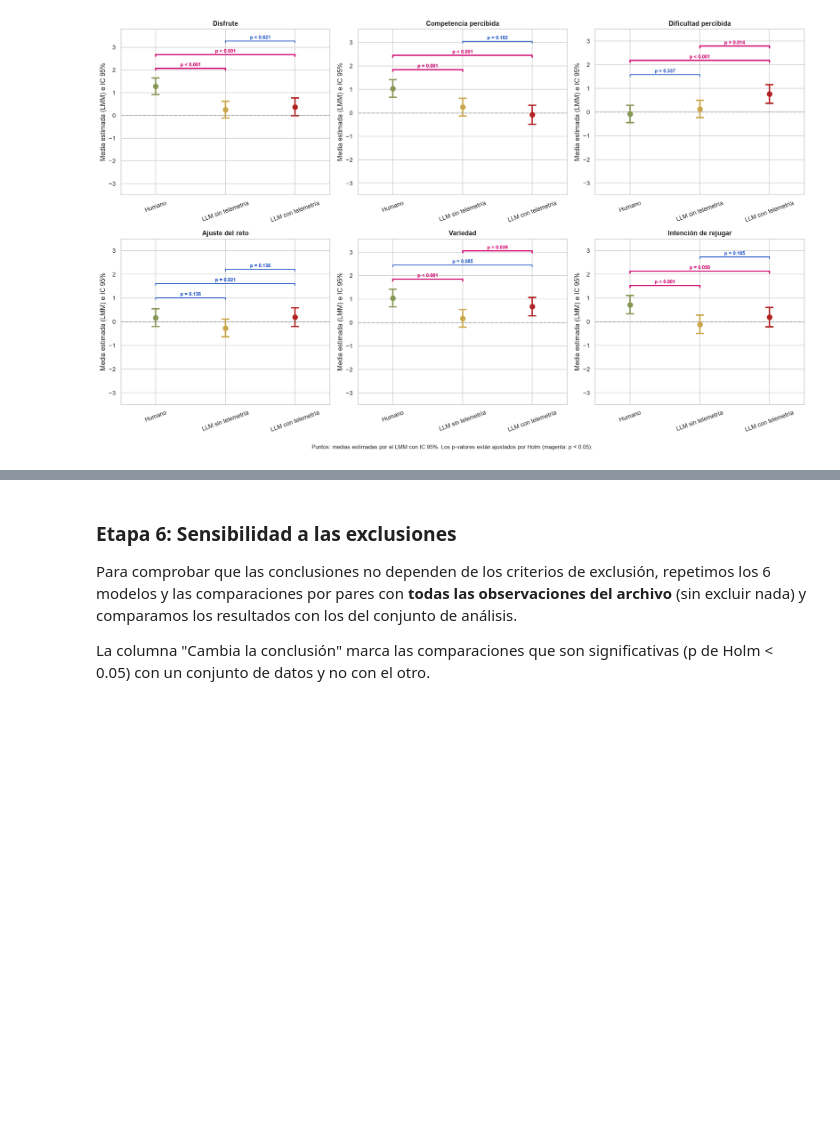
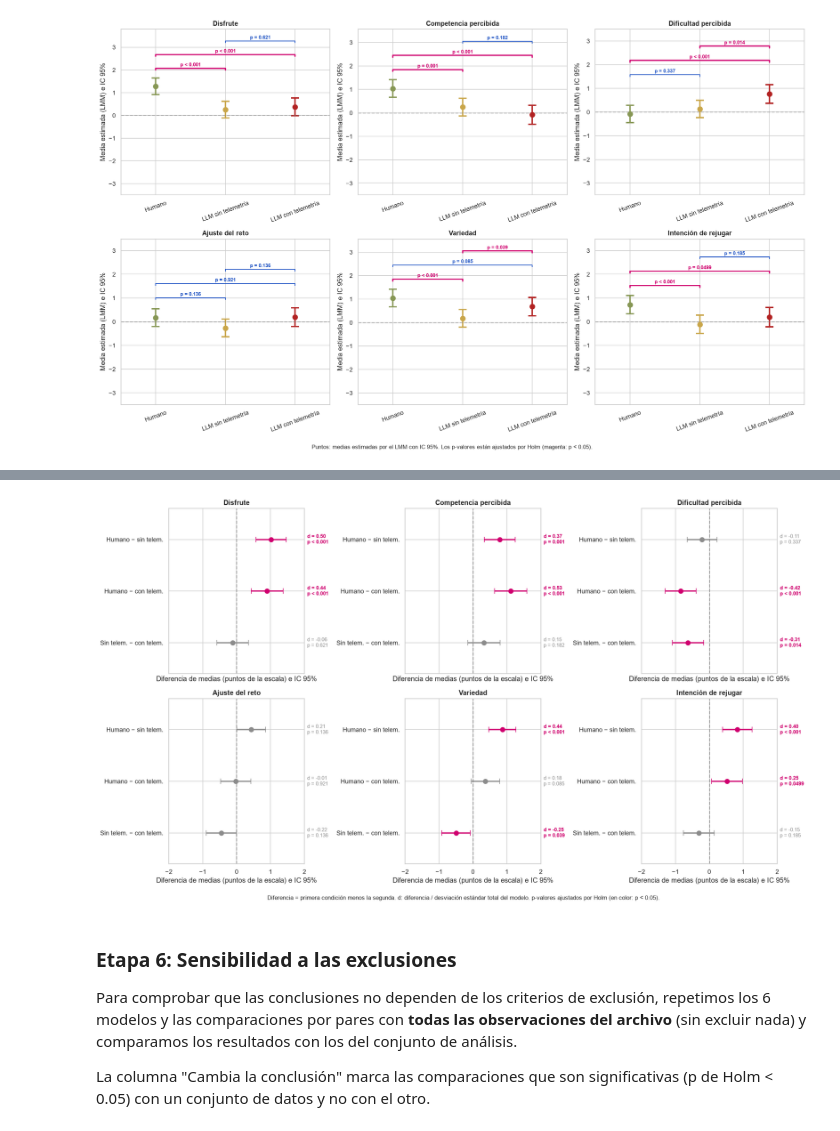
Before and after one commit to Nell-170/Mario-Ai, a Jupyter notebook: Data_Analysis_Code/LMM-Modelo_Lineal_de_Efectos_Mixtos/Analisis_Respuestas_Experimento.ipynb, the cells around one changed output, grey strips where cells are left out. Cells and saved outputs as stored; diff of their text form; code cells hidden in the pictures; blank space fills up the shorter version.

```diff
--- a/Data_Analysis_Code/LMM-Modelo_Lineal_de_Efectos_Mixtos/Analisis_Respuestas_Experimento.ipynb
+++ b/Data_Analysis_Code/LMM-Modelo_Lineal_de_Efectos_Mixtos/Analisis_Respuestas_Experimento.ipynb
@@ -1058,11 +1122,12 @@ for ax, variable in zip(axes, variables):
             )
 
         p_ajustado = float(fila.iloc[0]["p-valor (Holm)"])
-        etiqueta = (
-            "p < 0.001"
-            if p_ajustado < 0.001
-            else f"p = {p_ajustado:.3f}"
-        )
+        if p_ajustado < 0.001:
+            etiqueta = "p < 0.001"
+        elif round(p_ajustado, 3) == 0.05:
+            etiqueta = f"p = {p_ajustado:.4f}"
+        else:
+            etiqueta = f"p = {p_ajustado:.3f}"
 
         y = base + 0.35 + paso * nivel
         color = "#D0006F" if p_ajustado < 0.05 else "#2457C5"
@@ -1105,3 +1179,88 @@ plt.show()
+# %%
+etiquetas_comparacion = {
+    "Humano vs. LLM sin telemetría": "Humano − sin telem.",
+    "Humano vs. LLM con telemetría": "Humano − con telem.",
+    "LLM sin telemetría vs. LLM con telemetría": "Sin telem. − con telem.",
+}
+
+COLOR_SIGNIFICATIVO = "#D0006F"
+COLOR_NO_SIGNIFICATIVO = "#8C8C8C"
+
+fig, axes = plt.subplots(2, 3, figsize=(18, 10), sharex=True)
+axes = axes.ravel()
+
+limite = np.ceil(
+    tabla_comparaciones[["IC 95% inf.", "IC 95% sup."]].abs().to_numpy().max() * 2
+) / 2
+
+for ax, variable in zip(axes, variables):
+    nombre_variable = nombres_variables[variable]
+    filas_variable = (
+        tabla_comparaciones[tabla_comparaciones["Variable"] == nombre_variable]
+        .reset_index(drop=True)
+    )
+
+    for k, fila in filas_variable.iterrows():
+        y = len(filas_variable) - 1 - k
+        significativo = fila["p-valor (Holm)"] < 0.05
+        color = COLOR_SIGNIFICATIVO if significativo else COLOR_NO_SIGNIFICATIVO
+
+        ax.errorbar(
+            fila["Diferencia"],
+            y,
+            xerr=[[fila["Diferencia"] - fila["IC 95% inf."]],
+                  [fila["IC 95% sup."] - fila["Diferencia"]]],
+            fmt="o",
+            color=color,
+            markersize=8,
+            linewidth=2.2,
+            capsize=5,
+        )
+
+        p_holm = fila["p-valor (Holm)"]
+        if p_holm < 0.001:
+            texto_p = "p < 0.001"
+        elif round(p_holm, 3) == 0.05:
+            texto_p = f"p = {p_holm:.4f}"
+        else:
+            texto_p = f"p = {p_holm:.3f}"
+
+        ax.text(
+            limite * 1.04,
+            y,
+            f"d = {fila['d']:.2f}\n{texto_p}",
+            va="center",
+            ha="left",
+            fontsize=9,
+            color=color,
+            fontweight="bold" if significativo else "normal",
+        )
+
+    ax.axvline(0, color="gray", linestyle="--", alpha=0.7)
+    ax.set_yticks(range(len(filas_variable)))
+    ax.set_yticklabels(
+        [etiquetas_comparacion[c] for c in filas_variable["Comparación"]][::-1]
+    )
+    ax.set_xlim(-limite, limite)
+    ax.set_ylim(-0.6, len(filas_variable) - 0.4)
+    ax.set_title(nombre_variable, fontweight="bold")
+    ax.set_xlabel("Diferencia de medias (puntos de la escala) e IC 95%")
+
+fig.text(
+    0.5,
+    0.01,
+    "Diferencia = primera condición menos la segunda. "
+    "d: diferencia / desviación estándar total del modelo. "
+    "p-valores ajustados por Holm (en color: p < 0.05).",
+    ha="center",
+    fontsize=10,
+)
+
+plt.tight_layout(rect=(0, 0.03, 0.97, 1))
+plt.savefig("diferencias_lmm_ic_efecto.png", dpi=300, bbox_inches="tight")
+plt.show()
+# %% [output]
+[figure, added]
 # %% [markdown]
 ### Etapa 6: Sensibilidad a las exclusiones
 
```
Also changed, not shown: parts of 9 cells of this notebook, 2 other files.
